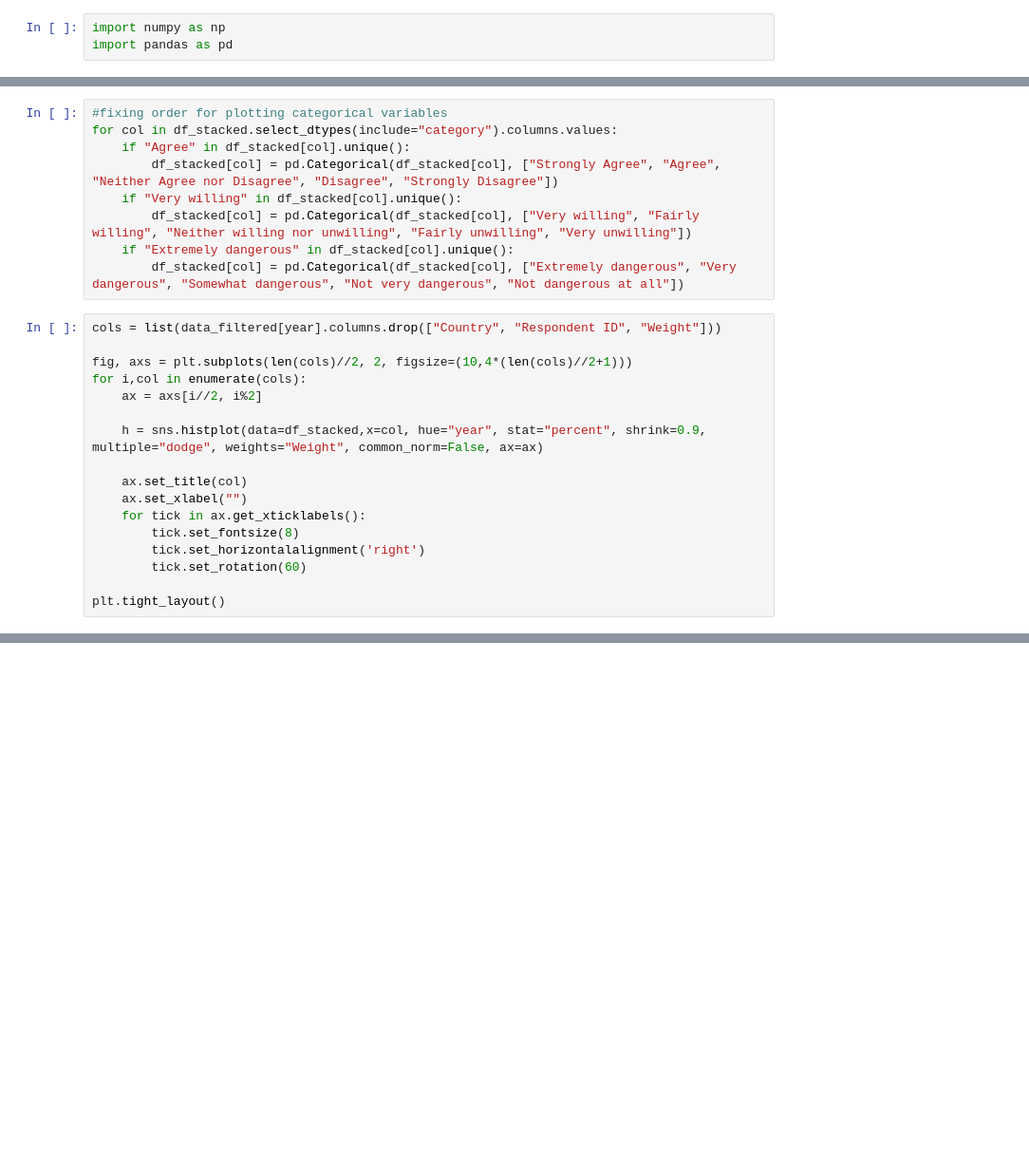
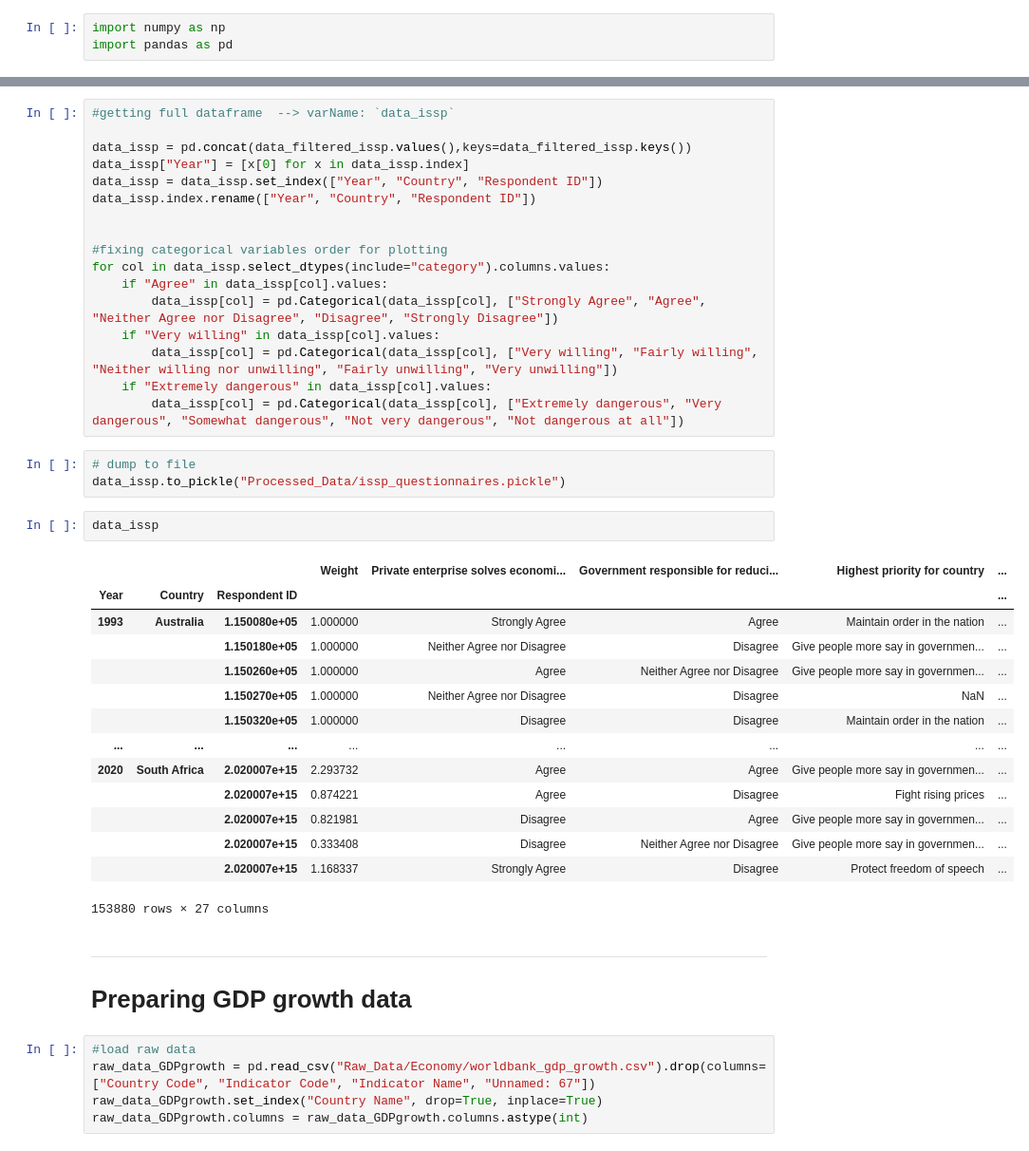
Before and after one commit to EdoardoTronconi/TesiMagistrale, a Jupyter notebook: LoadData.ipynb, the cells around one changed output, grey strips where cells are left out. Shown at 95% size. Saved outputs shown, nothing was run; the diff lists cells and outputs as text; blank space fills up the shorter version.

Commit message:
Reorganized datasets, processed data pickles

```diff
--- a/LoadData.ipynb
+++ b/LoadData.ipynb
@@ -229,26 +223,0 @@ df_stacked.reset_index(drop=True, inplace=True)
-# %%
-#fixing order for plotting categorical variables
-for col in df_stacked.select_dtypes(include="category").columns.values:
-    if "Agree" in df_stacked[col].unique():
-        df_stacked[col] = pd.Categorical(df_stacked[col], ["Strongly Agree", "Agree", "Neither Agree nor Disagree", "Disagree", "Strongly Disagree"])
-    if "Very willing" in df_stacked[col].unique():
-        df_stacked[col] = pd.Categorical(df_stacked[col], ["Very willing", "Fairly willing", "Neither willing nor unwilling", "Fairly unwilling", "Very unwilling"])
-    if "Extremely dangerous" in df_stacked[col].unique():
-        df_stacked[col] = pd.Categorical(df_stacked[col], ["Extremely dangerous", "Very dangerous", "Somewhat dangerous", "Not very dangerous", "Not dangerous at all"])
-# %%
-cols = list(data_filtered[year].columns.drop(["Country", "Respondent ID", "Weight"]))
-
-fig, axs = plt.subplots(len(cols)//2, 2, figsize=(10,4*(len(cols)//2+1)))
-for i,col in enumerate(cols):
-    ax = axs[i//2, i%2]
-
-    h = sns.histplot(data=df_stacked,x=col, hue="year", stat="percent", shrink=0.9, multiple="dodge", weights="Weight", common_norm=False, ax=ax)
-
-    ax.set_title(col)
-    ax.set_xlabel("")
-    for tick in ax.get_xticklabels():
-        tick.set_fontsize(8)
-        tick.set_horizontalalignment('right')
-        tick.set_rotation(60)
-
-plt.tight_layout()
@@ -256,0 +224,45 @@ plt.tight_layout()
+# %%
+#getting full dataframe  --> varName: `data_issp`
+
+data_issp = pd.concat(data_filtered_issp.values(),keys=data_filtered_issp.keys())
+data_issp["Year"] = [x[0] for x in data_issp.index]
+data_issp = data_issp.set_index(["Year", "Country", "Respondent ID"])
+data_issp.index.rename(["Year", "Country", "Respondent ID"])
+
+
+#fixing categorical variables order for plotting
+for col in data_issp.select_dtypes(include="category").columns.values:
+    if "Agree" in data_issp[col].values:
+        data_issp[col] = pd.Categorical(data_issp[col], ["Strongly Agree", "Agree", "Neither Agree nor Disagree", "Disagree", "Strongly Disagree"])
+    if "Very willing" in data_issp[col].values:
+        data_issp[col] = pd.Categorical(data_issp[col], ["Very willing", "Fairly willing", "Neither willing nor unwilling", "Fairly unwilling", "Very unwilling"])
+    if "Extremely dangerous" in data_issp[col].values:
+        data_issp[col] = pd.Categorical(data_issp[col], ["Extremely dangerous", "Very dangerous", "Somewhat dangerous", "Not very dangerous", "Not dangerous at all"])
+# %%
+# dump to file
+data_issp.to_pickle("Processed_Data/issp_questionnaires.pickle")
+# %%
+data_issp
+# %% [output]
+|  |  |  | Weight | Private enterprise solves economi... | Government responsible for reduci... | Highest priority for country | ... |
+| Year | Country | Respondent ID |  |  |  |  | ... |
+| 1993 | Australia | 1.150080e+05 | 1.000000 | Strongly Agree | Agree | Maintain order in the nation | ... |
+|  |  | 1.150180e+05 | 1.000000 | Neither Agree nor Disagree | Disagree | Give people more say in governmen... | ... |
+|  |  | 1.150260e+05 | 1.000000 | Agree | Neither Agree nor Disagree | Give people more say in governmen... | ... |
+|  |  | 1.150270e+05 | 1.000000 | Neither Agree nor Disagree | Disagree | NaN | ... |
+|  |  | 1.150320e+05 | 1.000000 | Disagree | Disagree | Maintain order in the nation | ... |
+| ... | ... | ... | ... | ... | ... | ... | ... |
+| 2020 | South Africa | 2.020007e+15 | 2.293732 | Agree | Agree | Give people more say in governmen... | ... |
+|  |  | 2.020007e+15 | 0.874221 | Agree | Disagree | Fight rising prices | ... |
+|  |  | 2.020007e+15 | 0.821981 | Disagree | Agree | Give people more say in governmen... | ... |
+|  |  | 2.020007e+15 | 0.333408 | Disagree | Neither Agree nor Disagree | Give people more say in governmen... | ... |
+|  |  | 2.020007e+15 | 1.168337 | Strongly Agree | Disagree | Protect freedom of speech | ... |
+153880 rows × 27 columns
+# %% [markdown]
+___
+# Preparing GDP growth data
+# %%
+#load raw data
+raw_data_GDPgrowth = pd.read_csv("Raw_Data/Economy/worldbank_gdp_growth.csv").drop(columns=["Country Code", "Indicator Code", "Indicator Name", "Unnamed: 67"])
+raw_data_GDPgrowth.set_index("Country Name", drop=True, inplace=True)
+raw_data_GDPgrowth.columns = raw_data_GDPgrowth.columns.astype(int)
```
Also changed, not shown: parts of 20 cells of this notebook, 23 other files.
